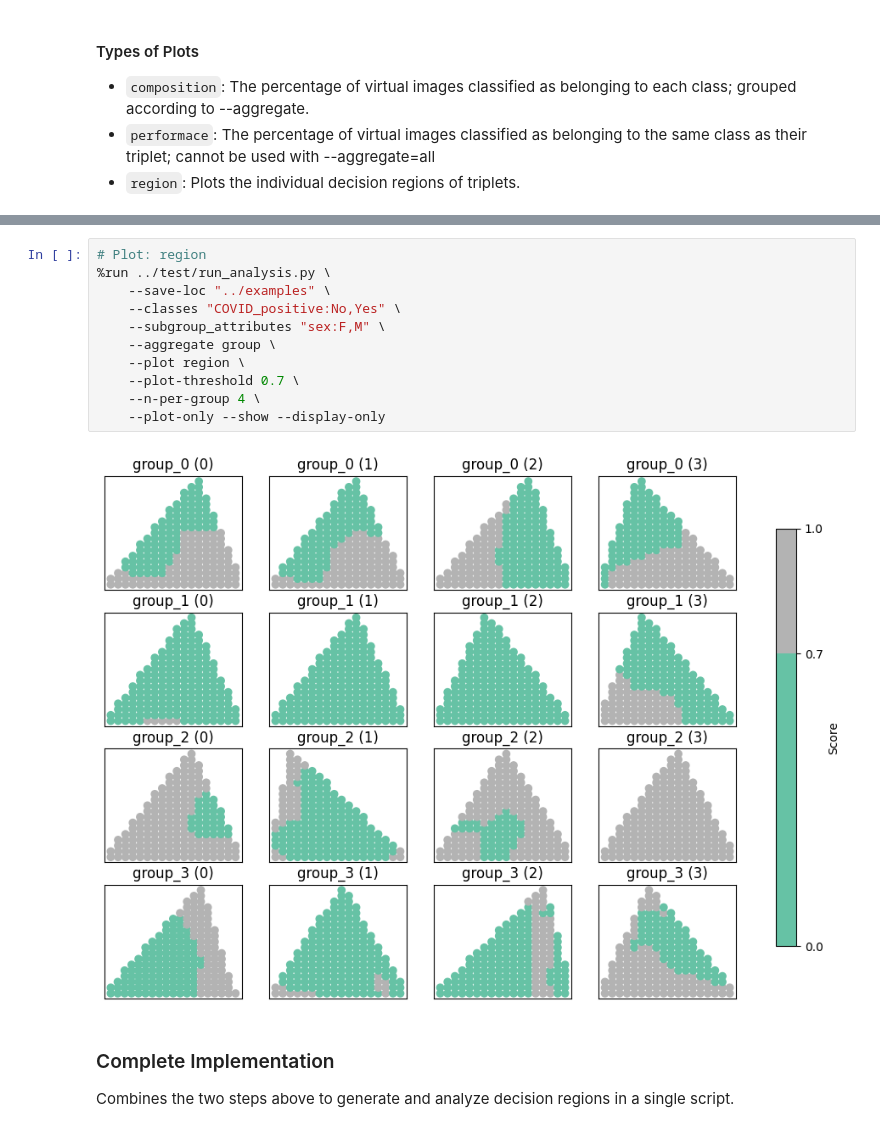
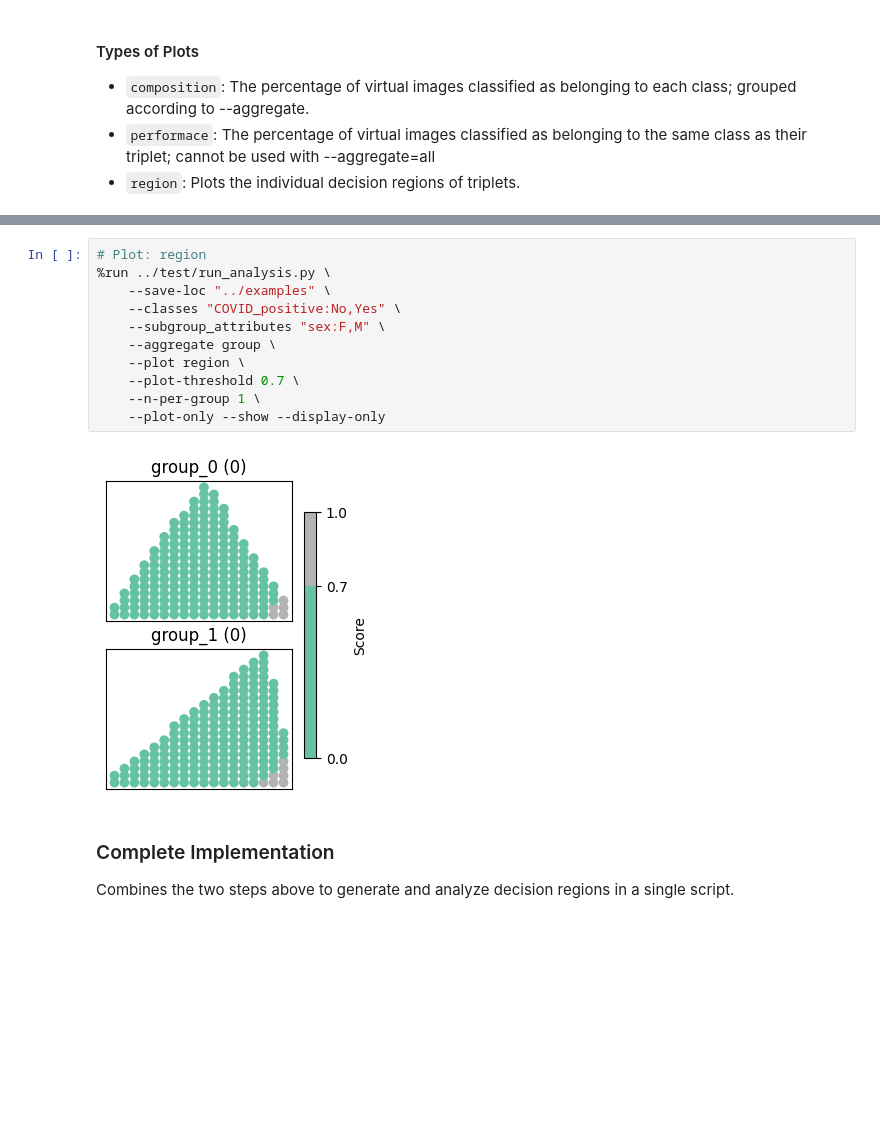
Before and after one commit to DIDSR/DRAGen, a Jupyter notebook: examples/example_implementation.ipynb, the cells around one changed output, grey strips where cells are left out. Cells and saved outputs as stored; diff of their text form; blank space fills up the shorter version.

```diff
--- a/examples/example_implementation.ipynb
+++ b/examples/example_implementation.ipynb
@@ -81,16 +81,16 @@ Saving decision region compositions to file: ../examples/decision_region_composi
 # %%
 # Plot: region
 %run ../test/run_analysis.py \
     --save-loc "../examples" \
     --classes "COVID_positive:No,Yes" \
     --subgroup_attributes "sex:F,M" \
     --aggregate group \
     --plot region \
     --plot-threshold 0.7 \
-    --n-per-group 4 \
+    --n-per-group 1 \
     --plot-only --show --display-only
 # %% [output]
-[figure, old version]
+[figure, new version]
 # %% [markdown]
 ### Complete Implementation
 Combines the two steps above to generate and analyze decision regions in a single script.
```
Also changed, not shown: parts of 4 cells of this notebook, 8 other files.
